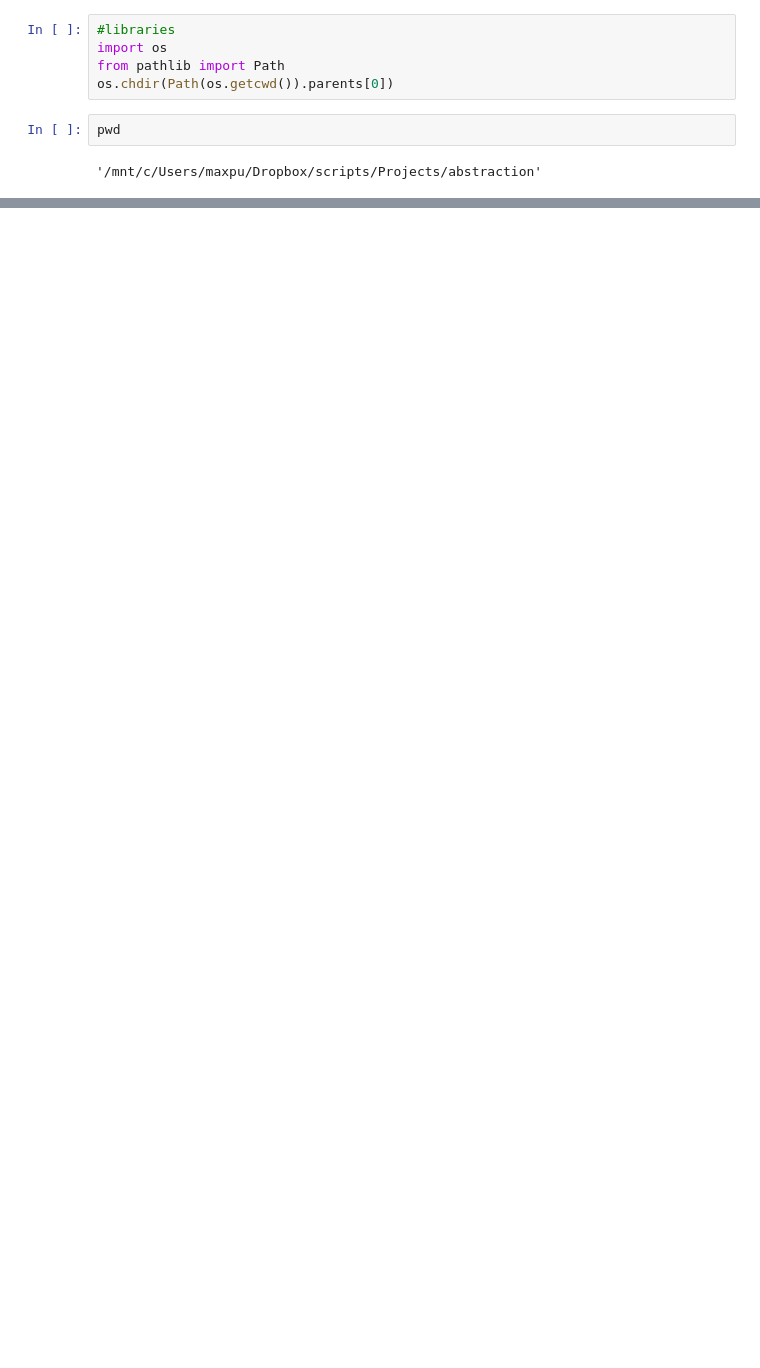
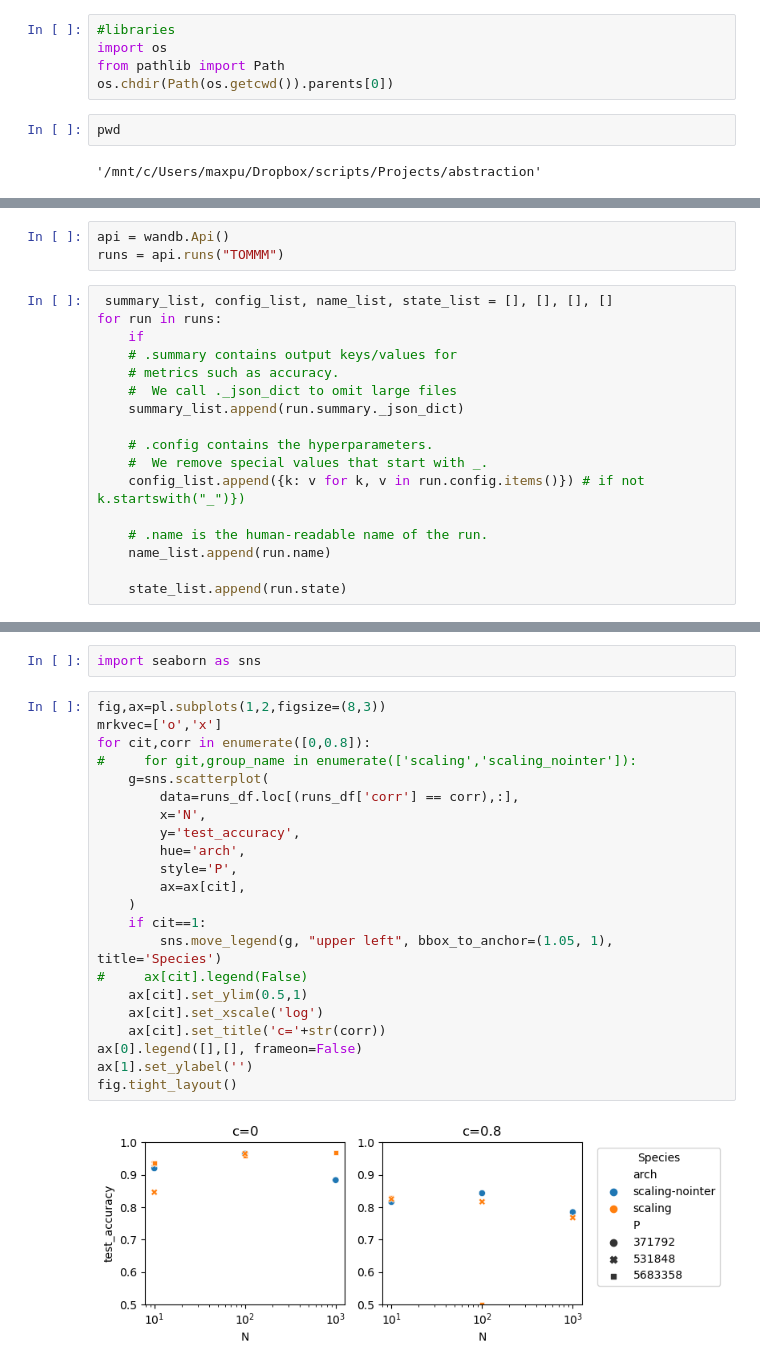
Before and after one commit to amimem/ToMM, a Jupyter notebook: notebooks/analyze_wandb_runs.ipynb, the cells around one changed output, grey strips where cells are left out. Cells and saved outputs as stored; diff of their text form; blank space fills up the shorter version.

```diff
--- a/notebooks/analyze_wandb_runs.ipynb
+++ b/notebooks/analyze_wandb_runs.ipynb
@@ -74,0 +190,20 @@ runs_df=get_runs()
+# %%
+api = wandb.Api()
+runs = api.runs("TOMMM")
+# %%
+ summary_list, config_list, name_list, state_list = [], [], [], []
+for run in runs:
+    if
+    # .summary contains output keys/values for
+    # metrics such as accuracy.
+    #  We call ._json_dict to omit large files
+    summary_list.append(run.summary._json_dict)
+
+    # .config contains the hyperparameters.
+    #  We remove special values that start with _.
+    config_list.append({k: v for k, v in run.config.items()}) # if not k.startswith("_")})
+
+    # .name is the human-readable name of the run.
+    name_list.append(run.name)
+
+    state_list.append(run.state)
@@ -74,0 +272,26 @@ runs_df=get_runs()
+# %%
+import seaborn as sns
+# %%
+fig,ax=pl.subplots(1,2,figsize=(8,3))
+mrkvec=['o','x']
+for cit,corr in enumerate([0,0.8]):
+#     for git,group_name in enumerate(['scaling','scaling_nointer']):
+    g=sns.scatterplot(
+        data=runs_df.loc[(runs_df['corr'] == corr),:],
+        x='N',
+        y='test_accuracy',
+        hue='arch',
+        style='P',
+        ax=ax[cit],
+    )
+    if cit==1:
+        sns.move_legend(g, "upper left", bbox_to_anchor=(1.05, 1), title='Species')
+#     ax[cit].legend(False)
+    ax[cit].set_ylim(0.5,1)
+    ax[cit].set_xscale('log')
+    ax[cit].set_title('c='+str(corr))
+ax[0].legend([],[], frameon=False)
+ax[1].set_ylabel('')
+fig.tight_layout()
+# %% [output]
+[figure, added]
```
Also changed, not shown: parts of 10 cells of this notebook, 6 other files.
